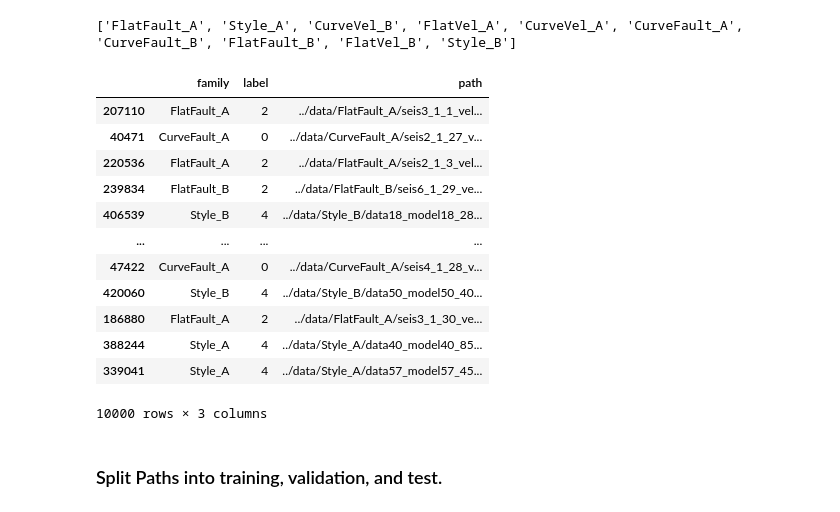
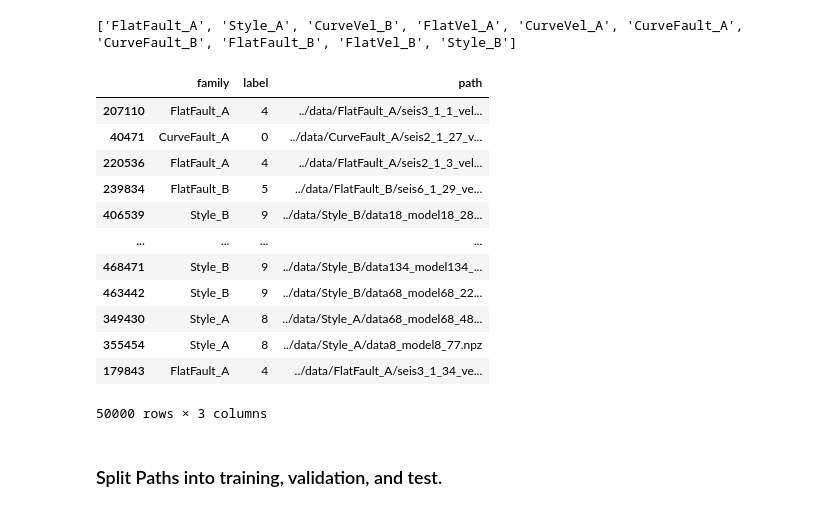
Before and after one commit to S-Shitajima/geophysical_waveform_inversion, a Jupyter notebook: notebooks/3_train_multitask_using_AB_v2.ipynb, the cells around one changed output. Saved outputs shown, nothing was run; the diff lists cells and outputs as text; code cells hidden in the pictures.

```diff
--- a/notebooks/3_train_multitask.ipynb
+++ b/notebooks/3_train_multitask_using_AB_v2.ipynb
@@ -213,21 +203,24 @@ class LitUNetModel(L.LightningModule):
 ### Define Configurations
 # %%
 now_time = datetime.datetime.now()
-output_dir = Path(f"../output/multitask_{now_time.date()}-{now_time.hour:02}-{now_time.minute:02}")
+output_dir = Path(f"../output/multitask_using_AB_v2_{now_time.date()}-{now_time.hour:02}-{now_time.minute:02}")
 
 config = CFG(
     output_dir=output_dir,
-    model_name="convnextv2_tiny",
+    # model_name="convnextv2_base",
+    model_name="nextvit_large",
     pretrained=True,
-    debag=True,
+    debag=False,
     train_ratio=0.8,
     seed=42,
     height=288,
     width=288,
     batch_size=32,
     epochs=10,
+    learning_rate=4e-04,
     patience=5,
-    accumulation_steps=1,
+    accumulation_steps=4,
+    do_transform=False,
 )
 config.seed_everything()
 
@@ -265,39 +260,39 @@ print([p.stem for p in dir_path.glob("*")])
 # %%
 families = {
     "CurveFault_A": 0,
-    "CurveFault_B": 0,
-    "CurveVel_A": 1,
-    "CurveVel_B": 1,
-    "FlatFault_A": 2,
-    "FlatFault_B": 2,
-    "FlatVel_A": 3,
-    "FlatVel_B": 3,
-    "Style_A": 4,
-    "Style_B": 4,
+    "CurveFault_B": 1,
+    "CurveVel_A": 2,
+    "CurveVel_B": 3,
+    "FlatFault_A": 4,
+    "FlatFault_B": 5,
+    "FlatVel_A": 6,
+    "FlatVel_B": 7,
+    "Style_A": 8,
+    "Style_B": 9,
 }
 
 paths = []
 for family, label in families.items():
     for i, p in enumerate(dir_path.joinpath(family).glob("*.npz")):
         paths.append((family, label, p))
 paths = pd.DataFrame(paths, columns=["family", "label", "path"])
 if config.debag:
-    paths = paths.sample(n=10_000, replace=False)
+    paths = paths.sample(n=50_000, replace=False)
 display(paths)
 # %% [output]
 |  | family | label | path |
-| 207110 | FlatFault_A | 2 | ../data/FlatFault_A/seis3_1_1_vel... |
+| 207110 | FlatFault_A | 4 | ../data/FlatFault_A/seis3_1_1_vel... |
 | 40471 | CurveFault_A | 0 | ../data/CurveFault_A/seis2_1_27_v... |
-| 220536 | FlatFault_A | 2 | ../data/FlatFault_A/seis2_1_3_vel... |
-| 239834 | FlatFault_B | 2 | ../data/FlatFault_B/seis6_1_29_ve... |
-| 406539 | Style_B | 4 | ../data/Style_B/data18_model18_28... |
+| 220536 | FlatFault_A | 4 | ../data/FlatFault_A/seis2_1_3_vel... |
+| 239834 | FlatFault_B | 5 | ../data/FlatFault_B/seis6_1_29_ve... |
+| 406539 | Style_B | 9 | ../data/Style_B/data18_model18_28... |
 | ... | ... | ... | ... |
-| 47422 | CurveFault_A | 0 | ../data/CurveFault_A/seis4_1_28_v... |
-| 420060 | Style_B | 4 | ../data/Style_B/data50_model50_40... |
-| 186880 | FlatFault_A | 2 | ../data/FlatFault_A/seis3_1_30_ve... |
-| 388244 | Style_A | 4 | ../data/Style_A/data40_model40_85... |
-| 339041 | Style_A | 4 | ../data/Style_A/data57_model57_45... |
+| 468471 | Style_B | 9 | ../data/Style_B/data134_model134_... |
+| 463442 | Style_B | 9 | ../data/Style_B/data68_model68_22... |
+| 349430 | Style_A | 8 | ../data/Style_A/data68_model68_48... |
+| 355454 | Style_A | 8 | ../data/Style_A/data8_model8_77.npz |
+| 179843 | FlatFault_A | 4 | ../data/FlatFault_A/seis3_1_34_ve... |
-10000 rows × 3 columns
+50000 rows × 3 columns
 # %% [markdown]
 ### Split Paths into training, validation, and test.
 # %%
```
Also changed, not shown: parts of 17 cells of this notebook, 8 other files.
